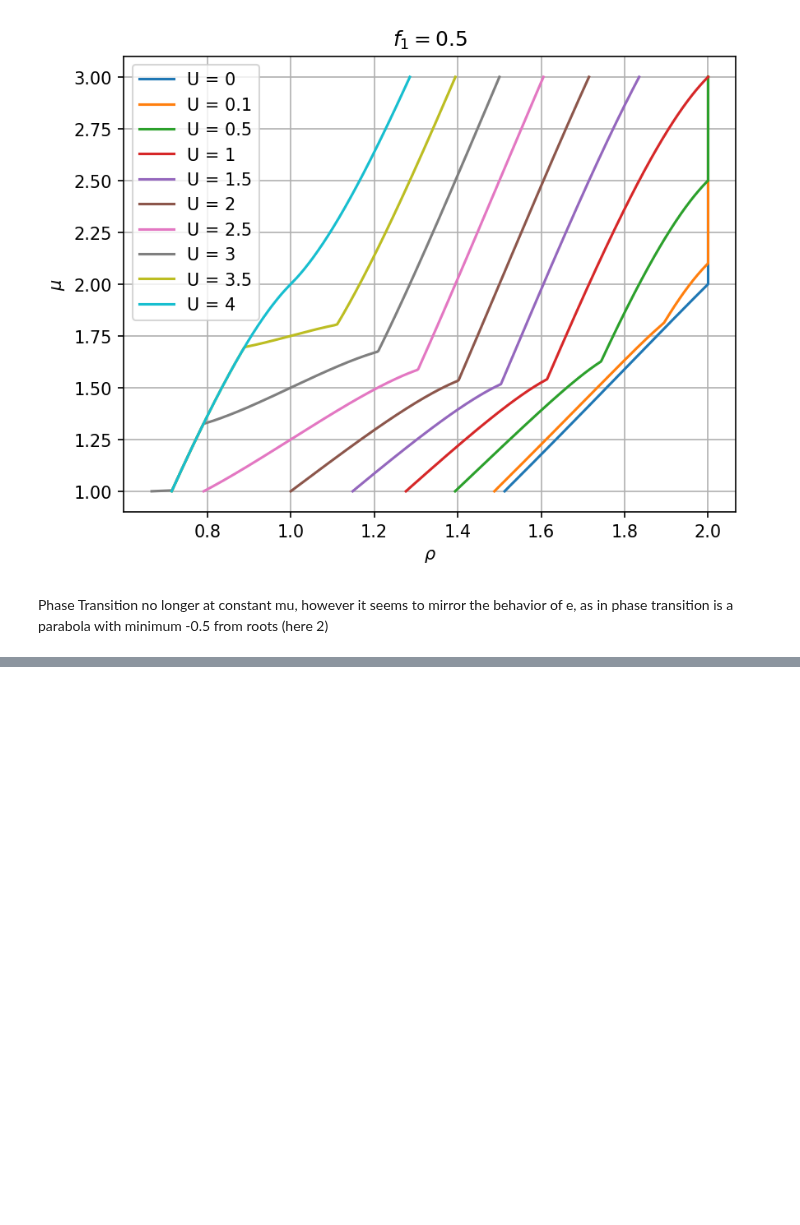
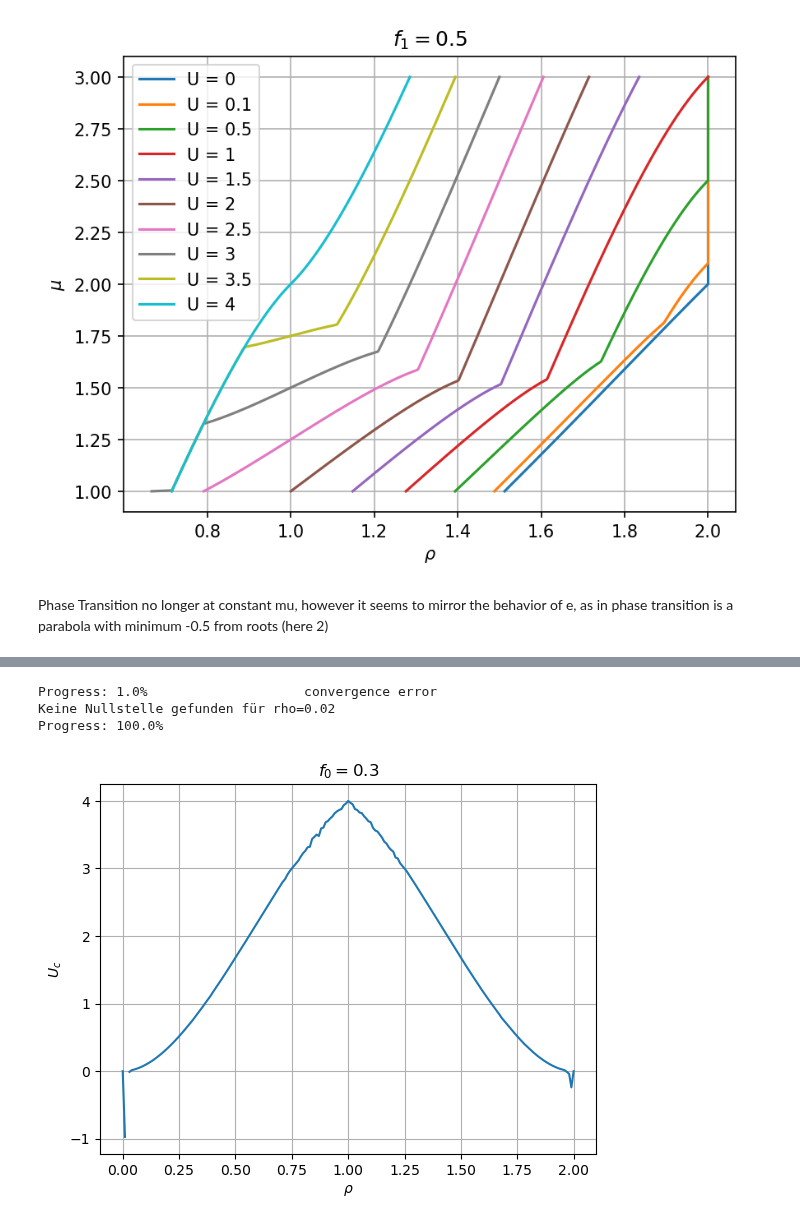
Before and after one commit to janjhch/bachelorthesis, a Jupyter notebook: meanfield/landau_f1.ipynb, the cells around one changed output, grey strips where cells are left out. Saved outputs shown, nothing was run; the diff lists cells and outputs as text; code cells hidden in the pictures; blank space fills up the shorter version.

```diff
--- a/meanfield/landau_f1.ipynb
+++ b/meanfield/landau_f1.ipynb
@@ -299,0 +374,8 @@ Phase Transition no longer at constant mu, however it seems to mirror the behavi
+# %%
+Uc_array_01 = create_U_c_array(rho_array_Uc, 0, 0.3)
+one_plot(rho_array_Uc, Uc_array_01, r'$\rho$', r'$U_c$', r'$f_0=0.3$')
+# %% [output]
+Progress: 1.0%                    convergence error
+Keine Nullstelle gefunden für rho=0.02
+Progress: 100.0%
+[figure, added]
```
Also changed, not shown: parts of 7 cells of this notebook, 1 other file.
